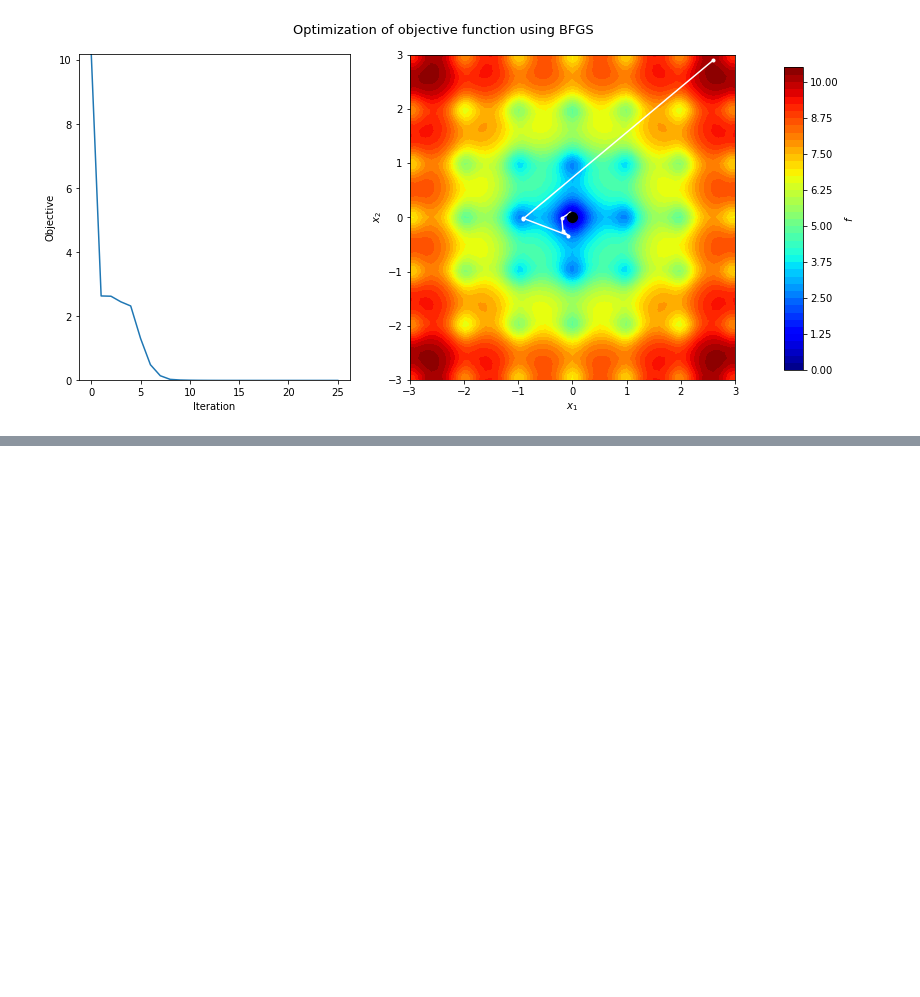
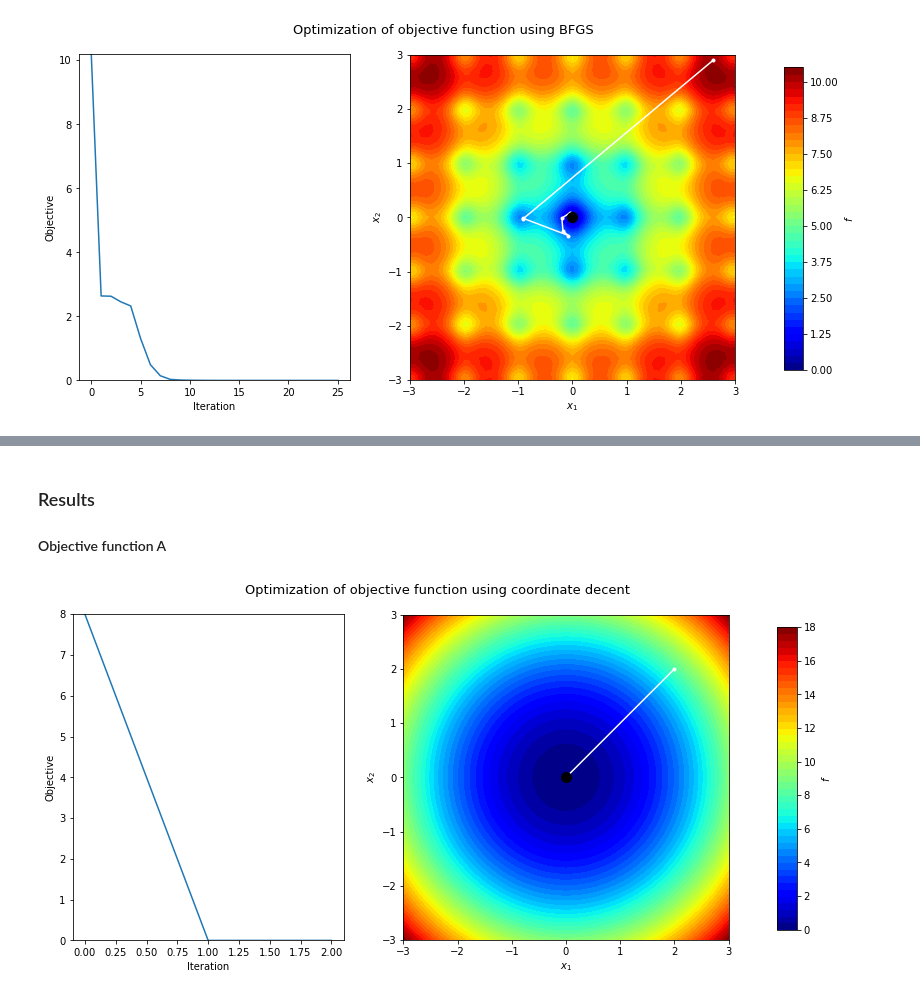
Before and after one commit to SebastianGlavind/PhD-study, a Jupyter notebook: Optimization/Optimization_deter_con_uncon.ipynb, the cells around one changed output, grey strips where cells are left out. Cells and saved outputs as stored; diff of their text form; code cells hidden in the pictures; blank space fills up the shorter version.

```diff
--- a/Optimization/Optimization_deter_con_uncon.ipynb
+++ b/Optimization/Optimization_deter_con_uncon.ipynb
@@ -628,0 +704,11 @@ GD_plotting_function(xx_b, eval_obj_b, x_b_bfgs, obj_b_bfgs, 'Optimization of ob
+# %% [markdown]
+### Results
+#### Objective function A
+# %%
+# Coordinate Decent
+x_a_coor, obj_a_coor = CoorDecent(objective_a, np.array([2.0,2.0]), 0, 100)
+x_a_coor = np.asarray(x_a_coor)
+
+GD_plotting_function(xx_a, eval_obj_a, x_a_coor, obj_a_coor, 'Optimization of objective function using coordinate decent')
+# %% [output]
+[figure, added]
```
Also changed, not shown: parts of 14 cells of this notebook.
